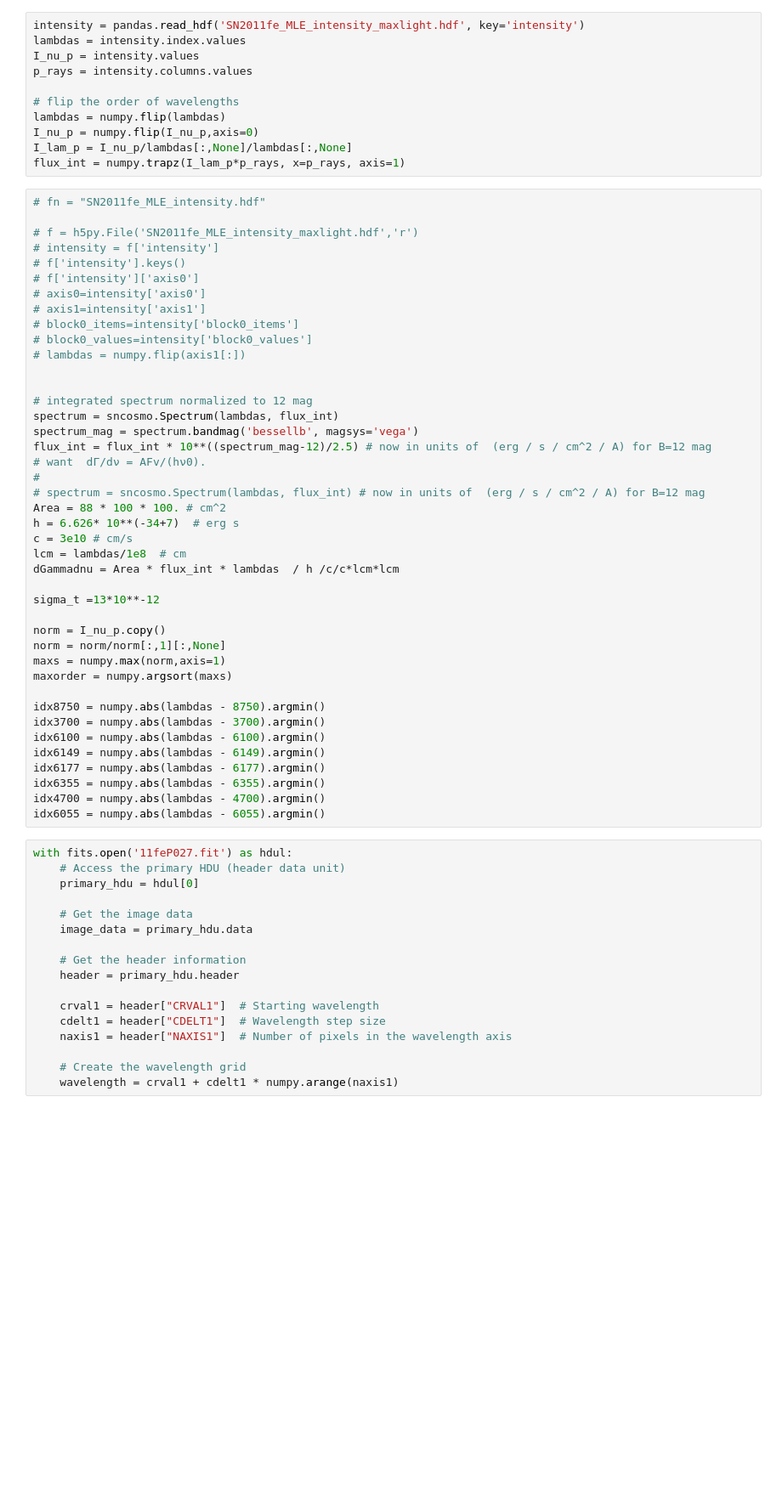
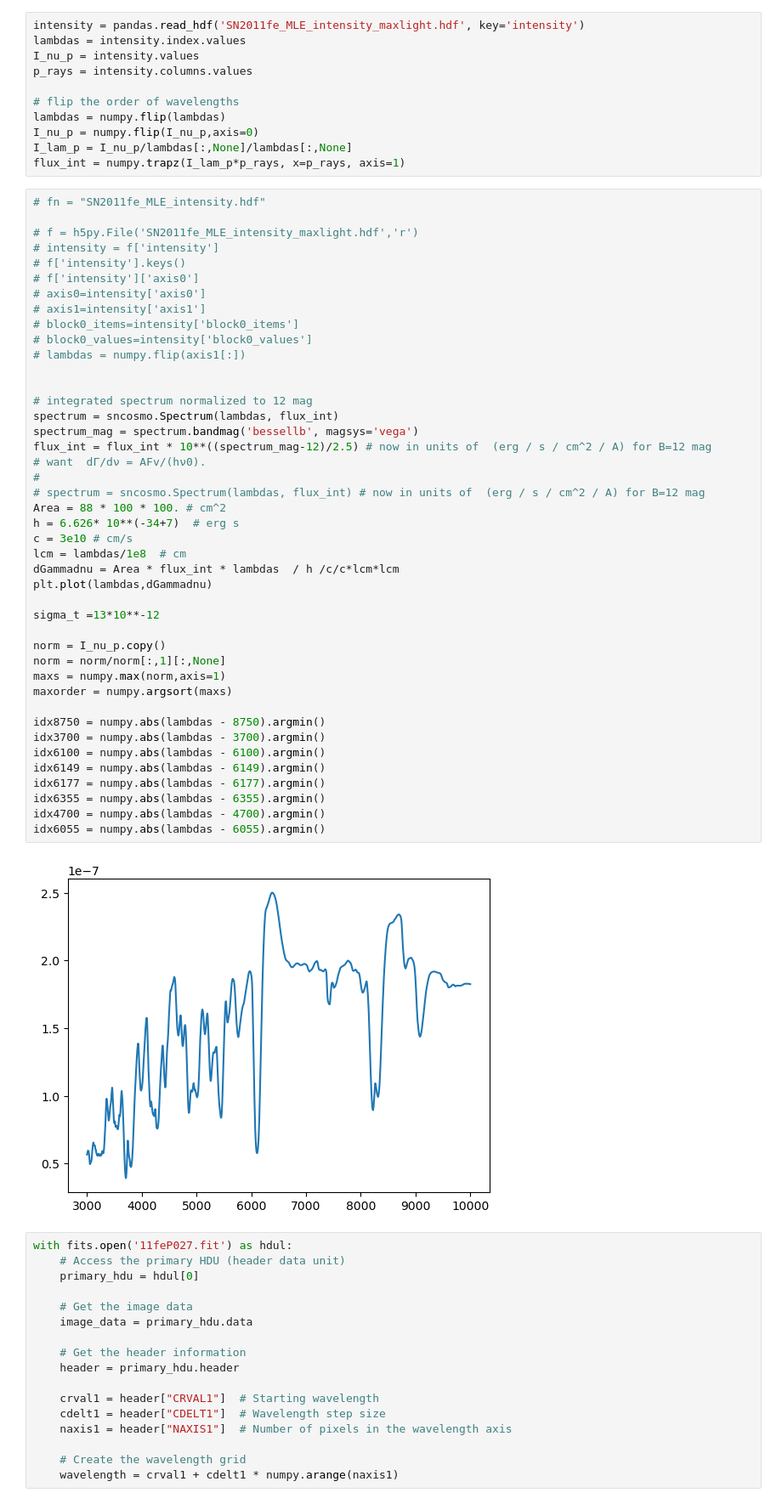
Before and after one commit to AlexGKim/II, a Jupyter notebook: II.ipynb, the cells around one changed output. Shown at 85% size. Saved outputs shown, nothing was run; the diff lists cells and outputs as text; blank space fills up the shorter version.

```diff
--- a/II.ipynb
+++ b/II.ipynb
@@ -35,33 +35,36 @@ flux_int = numpy.trapz(I_lam_p*p_rays, x=p_rays, axis=1)
 
 
 # integrated spectrum normalized to 12 mag
 spectrum = sncosmo.Spectrum(lambdas, flux_int)
 spectrum_mag = spectrum.bandmag('bessellb', magsys='vega')
 flux_int = flux_int * 10**((spectrum_mag-12)/2.5) # now in units of  (erg / s / cm^2 / A) for B=12 mag
 # want  dΓ/dν = AFv/(hν0).
 #
 # spectrum = sncosmo.Spectrum(lambdas, flux_int) # now in units of  (erg / s / cm^2 / A) for B=12 mag
 Area = 88 * 100 * 100. # cm^2
 h = 6.626* 10**(-34+7)  # erg s
 c = 3e10 # cm/s
 lcm = lambdas/1e8  # cm
 dGammadnu = Area * flux_int * lambdas  / h /c/c*lcm*lcm
+plt.plot(lambdas,dGammadnu)
 
 sigma_t =13*10**-12
 
 norm = I_nu_p.copy()
 norm = norm/norm[:,1][:,None]
 maxs = numpy.max(norm,axis=1)
 maxorder = numpy.argsort(maxs)
 
 idx8750 = numpy.abs(lambdas - 8750).argmin()
 idx3700 = numpy.abs(lambdas - 3700).argmin()
 idx6100 = numpy.abs(lambdas - 6100).argmin()
 idx6149 = numpy.abs(lambdas - 6149).argmin()
 idx6177 = numpy.abs(lambdas - 6177).argmin()
 idx6355 = numpy.abs(lambdas - 6355).argmin()
 idx4700 = numpy.abs(lambdas - 4700).argmin()
 idx6055 = numpy.abs(lambdas - 6055).argmin()
+# %% [output]
+[figure, added]
 # %%
 with fits.open('11feP027.fit') as hdul:
     # Access the primary HDU (header data unit)
```
Also changed, not shown: 1 other file.
